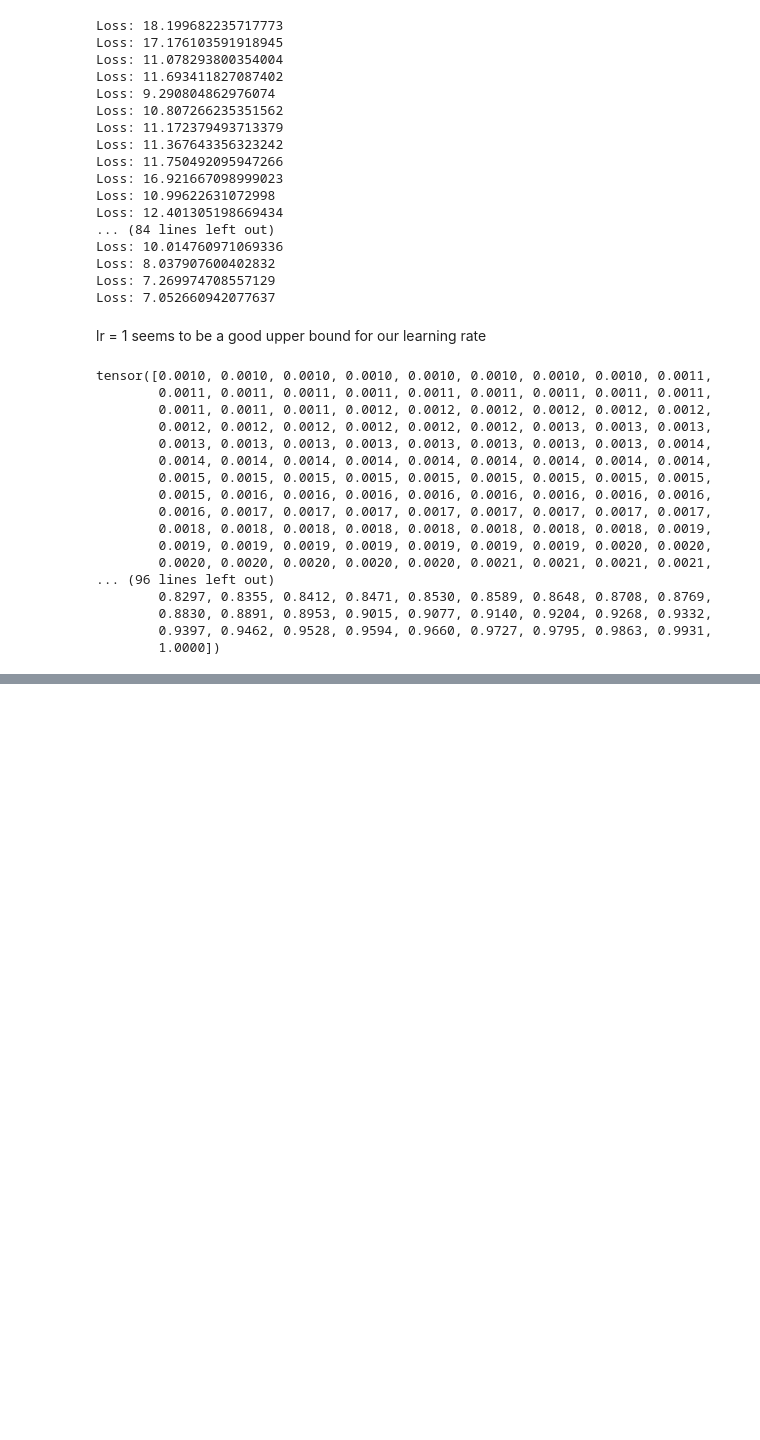
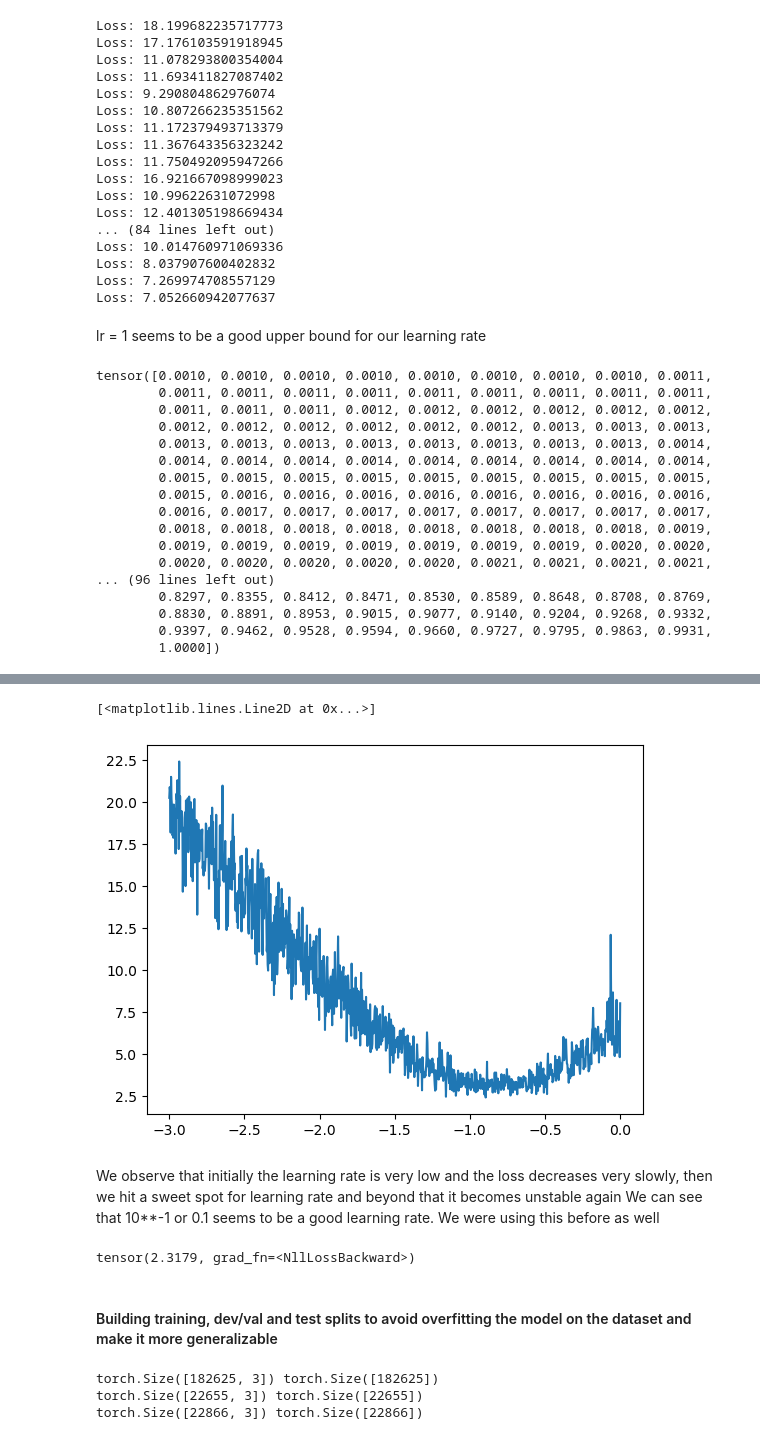
Before and after one commit to himanshu3103/CharLM, a Jupyter notebook: tutorials/tutorial_neural_probabilistic_language_model.ipynb, the cells around one changed output, grey strips where cells are left out. Saved outputs shown, nothing was run; the diff lists cells and outputs as text; code cells hidden in the pictures; blank space fills up the shorter version.

```diff
--- a/tutorials/tutorial_neural_probabilistic_language_model.ipynb
+++ b/tutorials/tutorial_neural_probabilistic_language_model.ipynb
@@ -842,3 +842,31 @@ tensor([0.0010, 0.0010, 0.0010, 0.0010, 0.0010, 0.0010, 0.0010, 0.0010, 0.0011,
         0.8830, 0.8891, 0.8953, 0.9015, 0.9077, 0.9140, 0.9204, 0.9268, 0.9332,
         0.9397, 0.9462, 0.9528, 0.9594, 0.9660, 0.9727, 0.9795, 0.9863, 0.9931,
         1.0000])
+# %%
+lri = []
+lossi = []
+
+# optimizing further
+for i in range(1000):
+    # mini batch construct
+    ix = torch.randint(0, X.shape[0], (32,))
+    # forward pass
+    emd = C[X[ix]] # (32, 3, 2)
+    h = torch.tanh(emd.view(-1,6) @ W1 + b1) # (32, 100)
+    logits = h @ W2 + b2 # (32, 27)
+    loss = F.cross_entropy(logits, Y[ix])
+    print(f"Loss: {loss.item()}")
+
+    # backwards pass
+    for p in parameters:
+        p.grad = None
+    loss.backward()
+
+    # optimize
+    lr = lrs[i]
+    for p in parameters:
+        p.data += -lr * p.grad
+
+    # tracking lrs and loss
+    lri.append(lre[i])
+    lossi.append(loss.item())
@@ -844,0 +891,8 @@ tensor([0.0010, 0.0010, 0.0010, 0.0010, 0.0010, 0.0010, 0.0010, 0.0010, 0.0011,
+# %%
+plt.plot(lri, lossi)
+# %% [output]
+[<matplotlib.lines.Line2D at 0x...>]
+[figure, added]
+# %% [markdown]
+We observe that initially the learning rate is very low and the loss decreases very slowly, then we hit a sweet spot for learning rate and beyond that it becomes unstable again
+We can see that 10**-1 or 0.1 seems to be a good learning rate. We were using this before as well
@@ -844,0 +923,40 @@ tensor([0.0010, 0.0010, 0.0010, 0.0010, 0.0010, 0.0010, 0.0010, 0.0010, 0.0011,
+# %%
+emd = C[X] # (32, 3, 2)
+h = torch.tanh(emd.view(-1,6) @ W1 + b1) # (32, 100)
+logits = h @ W2 + b2 # (32, 27)
+loss = F.cross_entropy(logits, Y)
+loss
+# %% [output]
+tensor(2.3179, grad_fn=<NllLossBackward>)
+# %% [markdown]
+#### Building training, dev/val and test splits to avoid overfitting the model on the dataset and make it more generalizable
+# %%
+def build_dataset(words):
+    block_size = 3
+    X,Y = [], []
+
+    for w in words:
+        context = [0]*block_size
+        for ch in w+'.':
+            ix = stoi[ch]
+            X.append(context)
+            Y.append(ix)
+            context = context[1:] + [ix]
+
+    X = torch.tensor(X)
+    Y = torch.tensor(Y)
+    print(X.shape, Y.shape)
+    return X,Y
+
+import random
+random.seed(42)
+random.shuffle(words)
+n1 = int(0.8*len(words))
+n2 = int(0.9*len(words))
+Xtr, Ytr = build_dataset(words[:n1])
+Xdev, Ydev = build_dataset(words[n1:n2])
+Xte, Yte = build_dataset(words[n2:])
+# %% [output]
+torch.Size([182625, 3]) torch.Size([182625])
+torch.Size([22655, 3]) torch.Size([22655])
+torch.Size([22866, 3]) torch.Size([22866])
```
Also changed, not shown: parts of 28 cells of this notebook, 2 other files.
